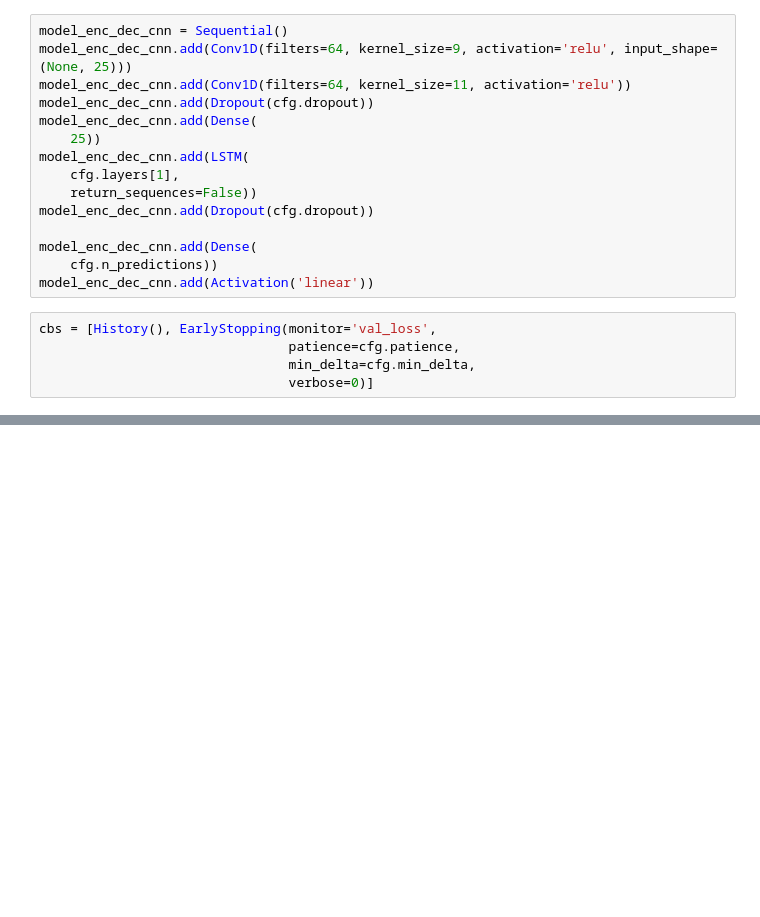
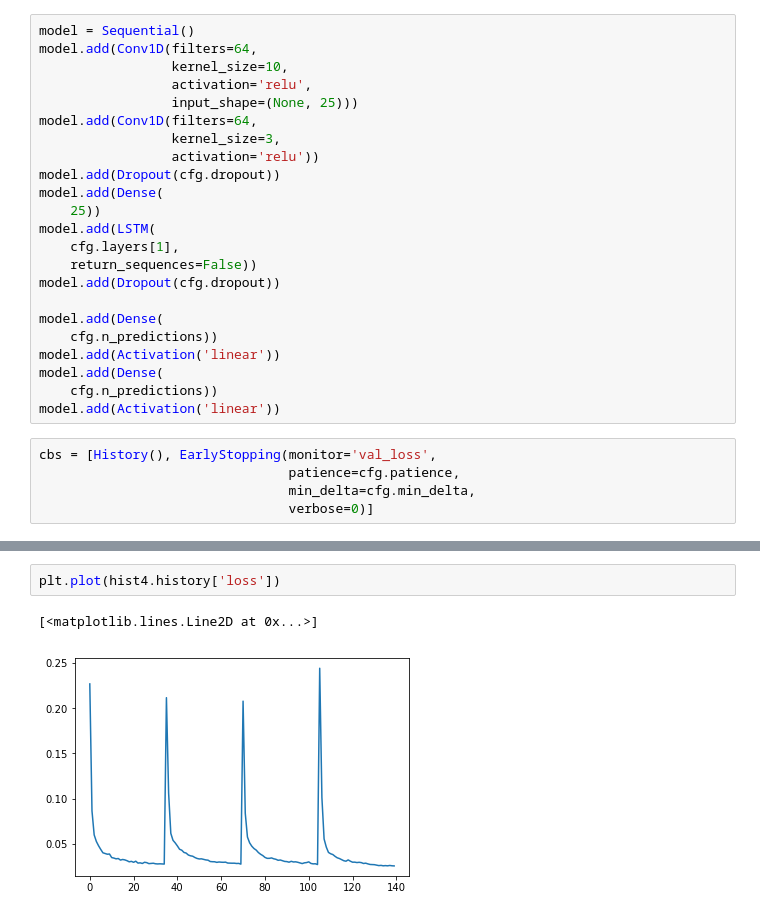
Before and after one commit to cudajay/ANNA-MOLLY, a Jupyter notebook: scartch.ipynb, the cells around one changed output, grey strips where cells are left out. Drawn from its saved outputs; the diff is of its cells as text; blank space fills up the shorter version.

```diff
--- a/scartch.ipynb
+++ b/scartch.ipynb
@@ -111,18 +128,26 @@ cfg.n_predictions
 # %%
-model_enc_dec_cnn = Sequential()
-model_enc_dec_cnn.add(Conv1D(filters=64, kernel_size=9, activation='relu', input_shape=(None, 25)))
-model_enc_dec_cnn.add(Conv1D(filters=64, kernel_size=11, activation='relu'))
-model_enc_dec_cnn.add(Dropout(cfg.dropout))
-model_enc_dec_cnn.add(Dense(
+model = Sequential()
+model.add(Conv1D(filters=64,
+                 kernel_size=10,
+                 activation='relu',
+                 input_shape=(None, 25)))
+model.add(Conv1D(filters=64,
+                 kernel_size=3,
+                 activation='relu'))
+model.add(Dropout(cfg.dropout))
+model.add(Dense(
     25))
-model_enc_dec_cnn.add(LSTM(
+model.add(LSTM(
     cfg.layers[1],
     return_sequences=False))
-model_enc_dec_cnn.add(Dropout(cfg.dropout))
+model.add(Dropout(cfg.dropout))
 
-model_enc_dec_cnn.add(Dense(
+model.add(Dense(
     cfg.n_predictions))
-model_enc_dec_cnn.add(Activation('linear'))
+model.add(Activation('linear'))
+model.add(Dense(
+    cfg.n_predictions))
+model.add(Activation('linear'))
 # %%
 cbs = [History(), EarlyStopping(monitor='val_loss',
                                 patience=cfg.patience,
@@ -159,0 +195,5 @@ Epoch 25/35
+# %%
+plt.plot(hist4.history['loss'])
+# %% [output]
+[<matplotlib.lines.Line2D at 0x...>]
+[figure, added]
```
Also changed, not shown: parts of 8 cells of this notebook, 7 other files.
